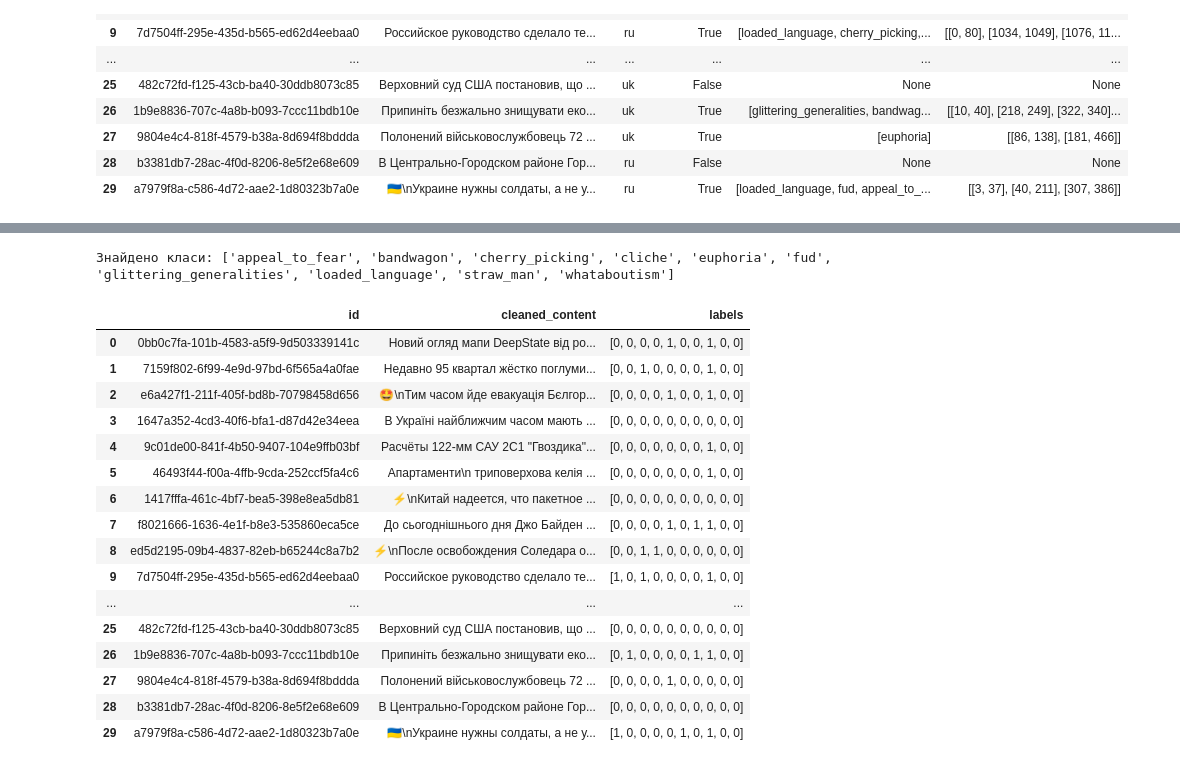
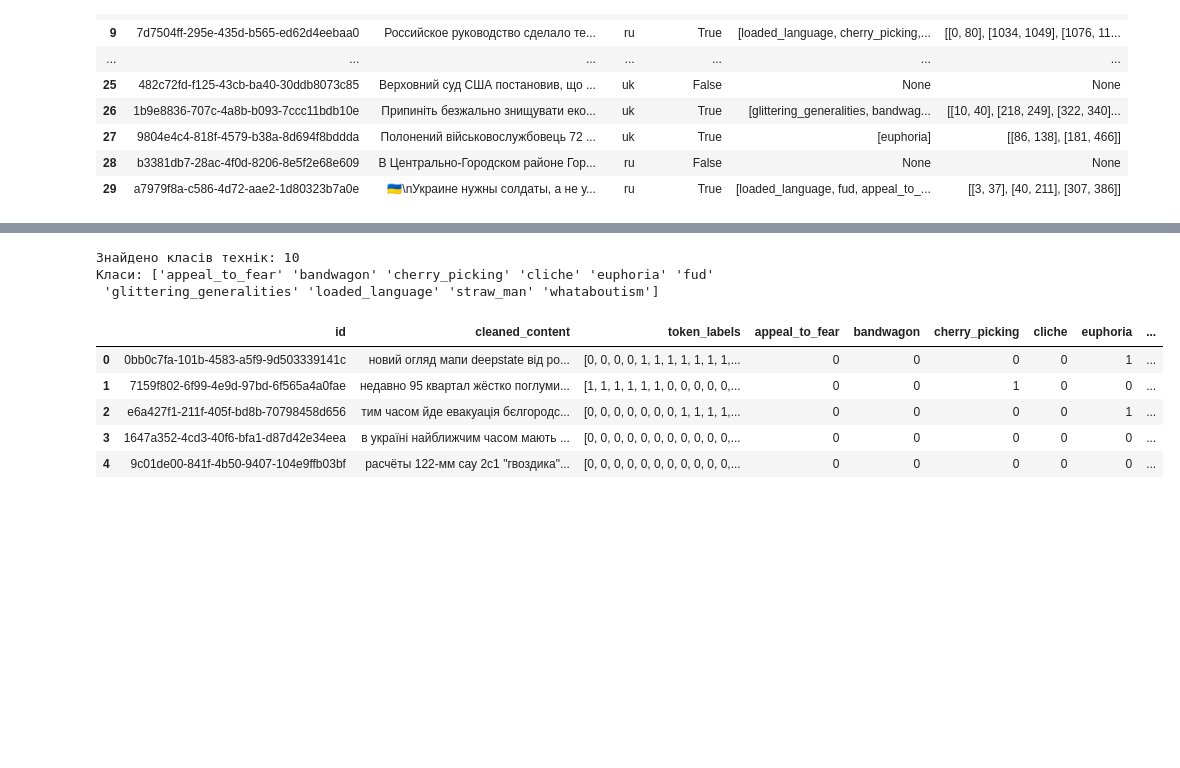
Before and after one commit to yurii-hr/news-topic-relevance-nlp, a Jupyter notebook: preprocessing/techniques_classification_data_preprocessing.ipynb, the cells around one changed output, grey strips where cells are left out. Drawn from its saved outputs; the diff is of its cells as text; code cells hidden in the pictures; blank space fills up the shorter version.

```diff
--- a/preprocessing/techniques_classification_data_preprocessing.ipynb
+++ b/preprocessing/techniques_classification_data_preprocessing.ipynb
@@ -104,18 +104,0 @@ def replace_urls(text):
-# %%
-import re
-from typing import List
-
-def safe_eval_techniques(tech_str) -> List[str]:
-    if not tech_str or tech_str.lower() in ('none', 'nan', '[]'):
-        return []
-
-    cleaned_str = tech_str.replace('[', ' ').replace(']', ' ').replace("'", ' ').replace('"', ' ')
-    cleaned_str = cleaned_str.replace(',', ' ').strip()
-
-    techniques = re.findall(r'[\w]+', cleaned_str, flags=re.UNICODE)
-    final_techniques = [
-        item.lower() for item in techniques
-        if len(item) > 1 and not item.isdigit()
-    ]
-
-    return final_techniques
@@ -122,40 +185,36 @@ def safe_eval_techniques(tech_str) -> List[str]:
 # %%
 mlb_path = './multilabel_binarizer.pkl'
 
-df['cleaned_content'] = df['content'].apply(lambda x: replace_urls(clean_html(x)))
+df[['cleaned_content', 'token_labels']] = df.apply(process_row, axis=1)
 df['techniques'] = df['techniques'].fillna('').astype(str)
-
 df['techniques_list'] = df['techniques'].apply(safe_eval_techniques)
 
 mlb = MultiLabelBinarizer()
 mlb.fit(df['techniques_list'])
+binary_matrix = mlb.transform(df['techniques_list'])
+
+techniques_df = pd.DataFrame(binary_matrix, columns=mlb.classes_)
 
 joblib.dump(mlb, mlb_path)
-print(f"Знайдено класи: {list(mlb.classes_)}")
+print(f"Знайдено класів технік: {len(mlb.classes_)}")
+print(f"Класи: {mlb.classes_}")
 
-labels = mlb.transform(df['techniques_list'])
-df['labels'] = list(labels)
-df_final = df[['id', 'cleaned_content', 'labels']]
+
+df_final = pd.concat([df[['id', 'cleaned_content', 'token_labels']], techniques_df], axis=1)
+
 hf_dataset = Dataset.from_pandas(df_final)
+
+sample_with_trigger = df_final[df_final['token_labels'].apply(lambda x: 1 in x if isinstance(x, list) else False)].head(1)
 # %% [output]
-Знайдено класи: ['appeal_to_fear', 'bandwagon', 'cherry_picking', 'cliche', 'euphoria', 'fud', 'glittering_generalities', 'loaded_language', 'straw_man', 'whataboutism']
+Знайдено класів технік: 10
+Класи: ['appeal_to_fear' 'bandwagon' 'cherry_picking' 'cliche' 'euphoria' 'fud'
+ 'glittering_generalities' 'loaded_language' 'straw_man' 'whataboutism']
 # %%
-df_final.head(30)
+df_final.head()
 # %% [output]
-|  | id | cleaned_content | labels |
-| 0 | 0bb0c7fa-101b-4583-a5f9-9d503339141c | Новий огляд мапи DeepState від ро... | [0, 0, 0, 0, 1, 0, 0, 1, 0, 0] |
-| 1 | 7159f802-6f99-4e9d-97bd-6f565a4a0fae | Недавно 95 квартал жёстко поглуми... | [0, 0, 1, 0, 0, 0, 0, 1, 0, 0] |
-| 2 | e6a427f1-211f-405f-bd8b-70798458d656 | 🤩\nТим часом йде евакуація Бєлгор... | [0, 0, 0, 0, 1, 0, 0, 1, 0, 0] |
-| 3 | 1647a352-4cd3-40f6-bfa1-d87d42e34eea | В Україні найближчим часом мають ... | [0, 0, 0, 0, 0, 0, 0, 0, 0, 0] |
-| 4 | 9c01de00-841f-4b50-9407-104e9ffb03bf | Расчёты 122-мм САУ 2С1 "Гвоздика"... | [0, 0, 0, 0, 0, 0, 0, 1, 0, 0] |
-| 5 | 46493f44-f00a-4ffb-9cda-252ccf5fa4c6 | Апартаменти\n триповерхова келія ... | [0, 0, 0, 0, 0, 0, 0, 1, 0, 0] |
-| 6 | 1417fffa-461c-4bf7-bea5-398e8ea5db81 | ⚡️\nКитай надеется, что пакетное ... | [0, 0, 0, 0, 0, 0, 0, 0, 0, 0] |
-| 7 | f8021666-1636-4e1f-b8e3-535860eca5ce | До сьогоднішнього дня Джо Байден ... | [0, 0, 0, 0, 1, 0, 1, 1, 0, 0] |
-| 8 | ed5d2195-09b4-4837-82eb-b65244c8a7b2 | ⚡️\nПосле освобождения Соледара о... | [0, 0, 1, 1, 0, 0, 0, 0, 0, 0] |
-| 9 | 7d7504ff-295e-435d-b565-ed62d4eebaa0 | Российское руководство сделало те... | [1, 0, 1, 0, 0, 0, 0, 1, 0, 0] |
-| ... | ... | ... | ... |
-| 25 | 482c72fd-f125-43cb-ba40-30ddb8073c85 | Верховний суд США постановив, що ... | [0, 0, 0, 0, 0, 0, 0, 0, 0, 0] |
-| 26 | 1b9e8836-707c-4a8b-b093-7ccc11bdb10e | Припиніть безжально знищувати еко... | [0, 1, 0, 0, 0, 0, 1, 1, 0, 0] |
-| 27 | 9804e4c4-818f-4579-b38a-8d694f8bddda | Полонений військовослужбовець 72 ... | [0, 0, 0, 0, 1, 0, 0, 0, 0, 0] |
-| 28 | b3381db7-28ac-4f0d-8206-8e5f2e68e609 | В Центрально-Городском районе Гор... | [0, 0, 0, 0, 0, 0, 0, 0, 0, 0] |
-| 29 | a7979f8a-c586-4d72-aae2-1d80323b7a0e | 🇺🇦\nУкраине нужны солдаты, а не у... | [1, 0, 0, 0, 0, 1, 0, 1, 0, 0] |
+|  | id | cleaned_content | token_labels | appeal_to_fear | bandwagon | cherry_picking | cliche | euphoria | ... |
+| 0 | 0bb0c7fa-101b-4583-a5f9-9d503339141c | новий огляд мапи deepstate від ро... | [0, 0, 0, 0, 1, 1, 1, 1, 1, 1, 1,... | 0 | 0 | 0 | 0 | 1 | ... |
+| 1 | 7159f802-6f99-4e9d-97bd-6f565a4a0fae | недавно 95 квартал жёстко поглуми... | [1, 1, 1, 1, 1, 1, 0, 0, 0, 0, 0,... | 0 | 0 | 1 | 0 | 0 | ... |
+| 2 | e6a427f1-211f-405f-bd8b-70798458d656 | тим часом йде евакуація бєлгородс... | [0, 0, 0, 0, 0, 0, 0, 1, 1, 1, 1,... | 0 | 0 | 0 | 0 | 1 | ... |
+| 3 | 1647a352-4cd3-40f6-bfa1-d87d42e34eea | в україні найближчим часом мають ... | [0, 0, 0, 0, 0, 0, 0, 0, 0, 0, 0,... | 0 | 0 | 0 | 0 | 0 | ... |
+| 4 | 9c01de00-841f-4b50-9407-104e9ffb03bf | расчёты 122-мм сау 2с1 "гвоздика"... | [0, 0, 0, 0, 0, 0, 0, 0, 0, 0, 0,... | 0 | 0 | 0 | 0 | 0 | ... |
```
Also changed, not shown: parts of 6 cells of this notebook, 1 other file.
